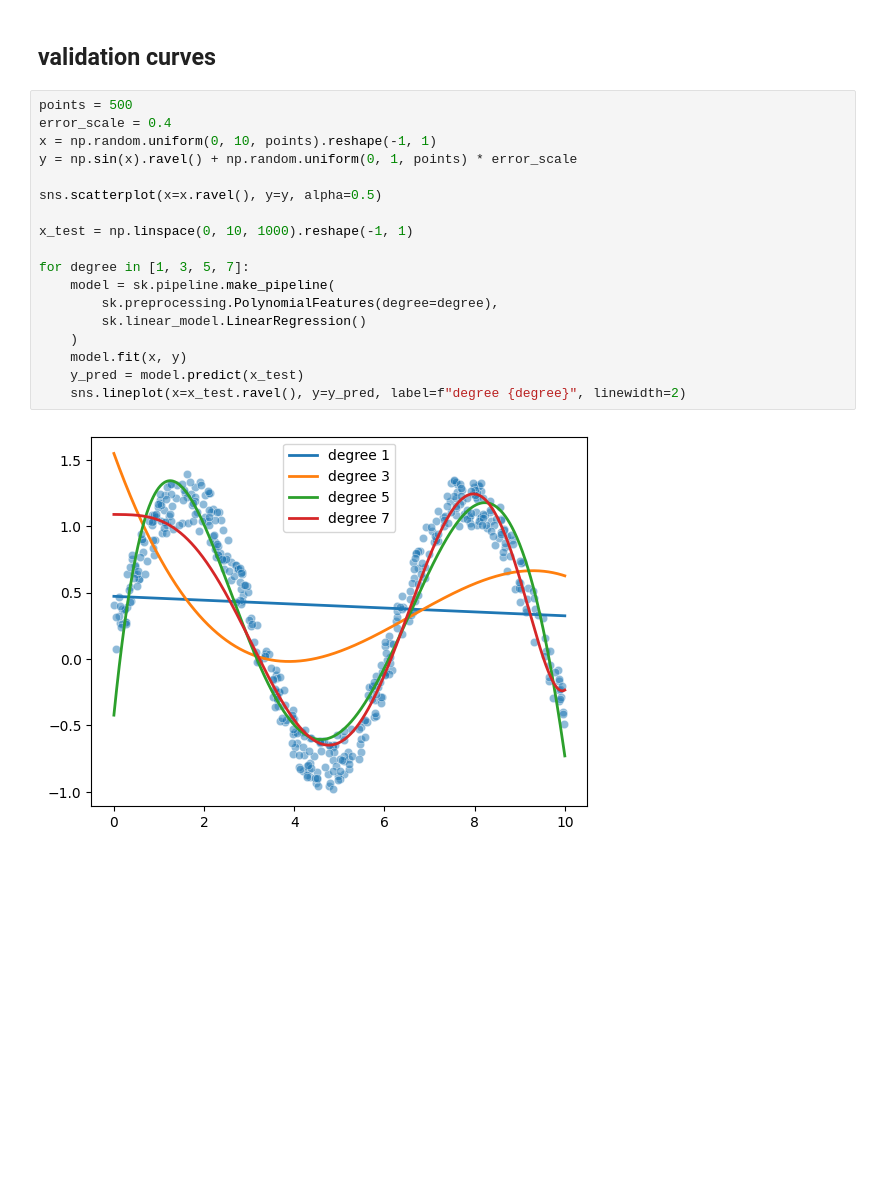
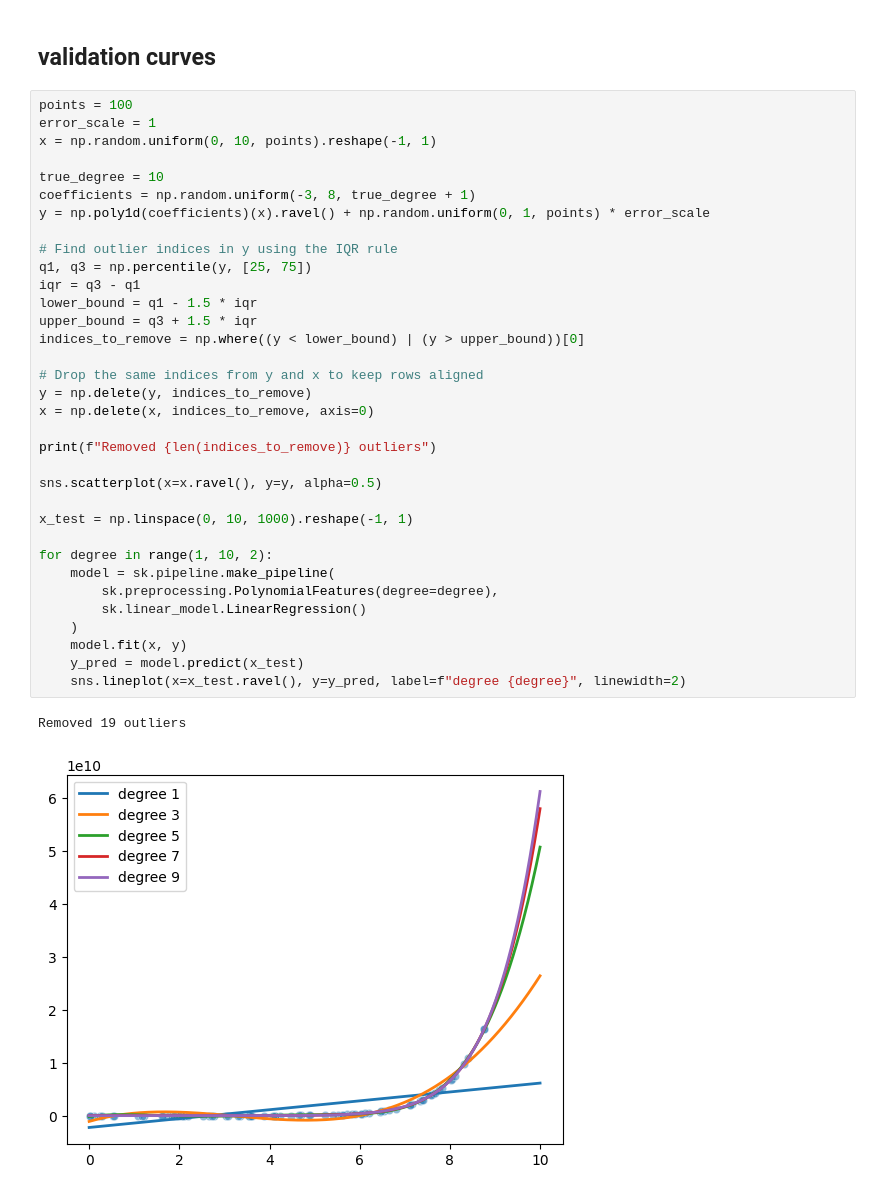
Before and after one commit to tkleg/SSE591-Projects, a Jupyter notebook: Proj5/hyperparameters_and_model_validation.ipynb, the cells around one changed output. Cells and saved outputs as stored; diff of their text form; blank space fills up the shorter version.

```diff
--- a/Proj5/hyperparameters_and_model_validation.ipynb
+++ b/Proj5/hyperparameters_and_model_validation.ipynb
@@ -89,22 +89,39 @@ scores
 # %% [markdown]
 ## validation curves
 # %%
-points = 500
-error_scale = 0.4
+points = 100
+error_scale = 1
 x = np.random.uniform(0, 10, points).reshape(-1, 1)
-y = np.sin(x).ravel() + np.random.uniform(0, 1, points) * error_scale
+
+true_degree = 10
+coefficients = np.random.uniform(-3, 8, true_degree + 1)
+y = np.poly1d(coefficients)(x).ravel() + np.random.uniform(0, 1, points) * error_scale
+
+# Find outlier indices in y using the IQR rule
+q1, q3 = np.percentile(y, [25, 75])
+iqr = q3 - q1
+lower_bound = q1 - 1.5 * iqr
+upper_bound = q3 + 1.5 * iqr
+indices_to_remove = np.where((y < lower_bound) | (y > upper_bound))[0]
+
+# Drop the same indices from y and x to keep rows aligned
+y = np.delete(y, indices_to_remove)
+x = np.delete(x, indices_to_remove, axis=0)
+
+print(f"Removed {len(indices_to_remove)} outliers")
 
 sns.scatterplot(x=x.ravel(), y=y, alpha=0.5)
 
 x_test = np.linspace(0, 10, 1000).reshape(-1, 1)
 
-for degree in [1, 3, 5, 7]:
+for degree in range(1, 10, 2):
     model = sk.pipeline.make_pipeline(
         sk.preprocessing.PolynomialFeatures(degree=degree),
         sk.linear_model.LinearRegression()
     )
     model.fit(x, y)
     y_pred = model.predict(x_test)
     sns.lineplot(x=x_test.ravel(), y=y_pred, label=f"degree {degree}", linewidth=2)
 # %% [output]
+Removed 19 outliers
-[figure, old version]
+[figure, new version]
```
Also changed, not shown: parts of 2 cells of this notebook.
